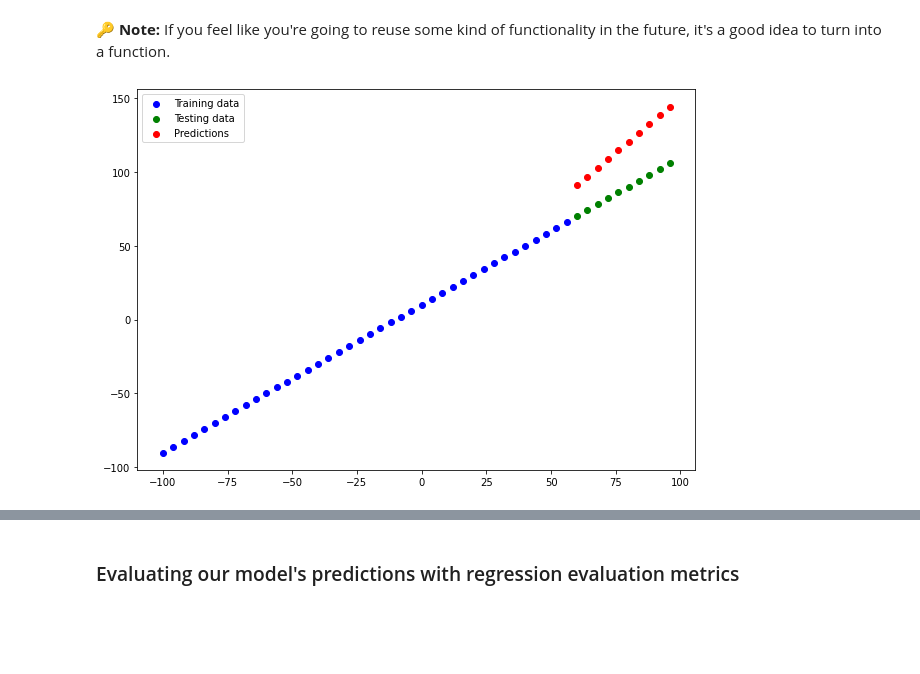
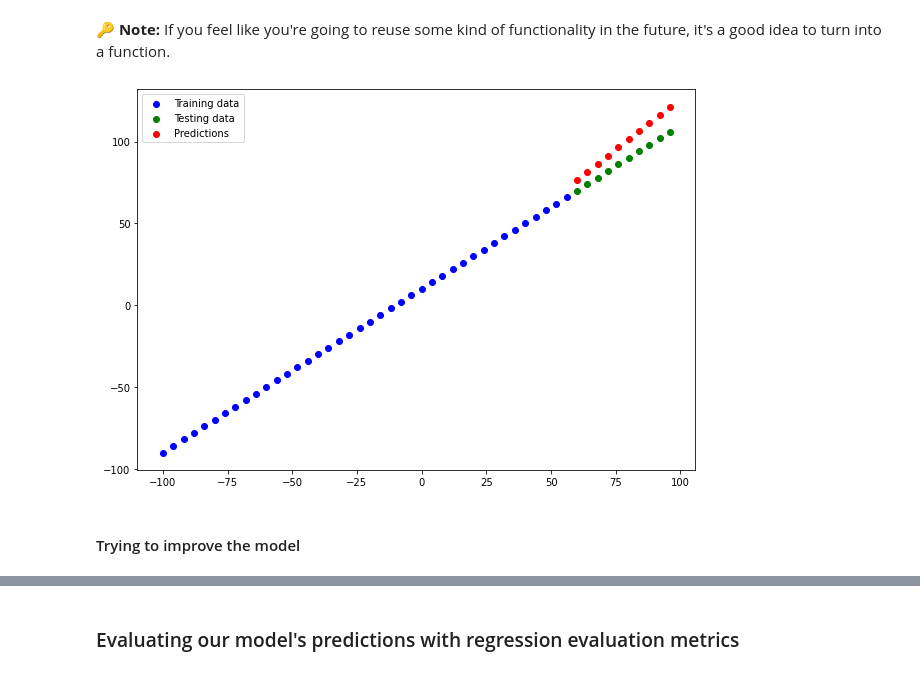
Before and after one commit to fabiodemo/Tensorflow-Developer-Certificate, a Jupyter notebook: Neural Network Regression/01_neural_network_regression.ipynb, the cells around one changed output, grey strips where cells are left out. Saved outputs shown, nothing was run; the diff lists cells and outputs as text; code cells hidden in the pictures; blank space fills up the shorter version.

Commit message:
Task: Trying to improve the model

```diff
--- a/Neural Network Regression/01_neural_network_regression.ipynb
+++ b/Neural Network Regression/01_neural_network_regression.ipynb
@@ -637,7 +638,9 @@ def plot_predictions(train_data=X_train,
   # Plot model's prediction in red
   plt.scatter(test_data, predictions, c="red", label="Predictions")
   plt.legend();
-# %%
-plot_predictions()
-# %% [output]
-[figure, removed]
+# %%
+plot_predictions(X_train, y_train, X_test, y_test, y_pred)
+# %% [output]
+[figure, added]
+# %% [markdown]
+#### Trying to improve the model
```
Also changed, not shown: parts of 17 cells of this notebook.
